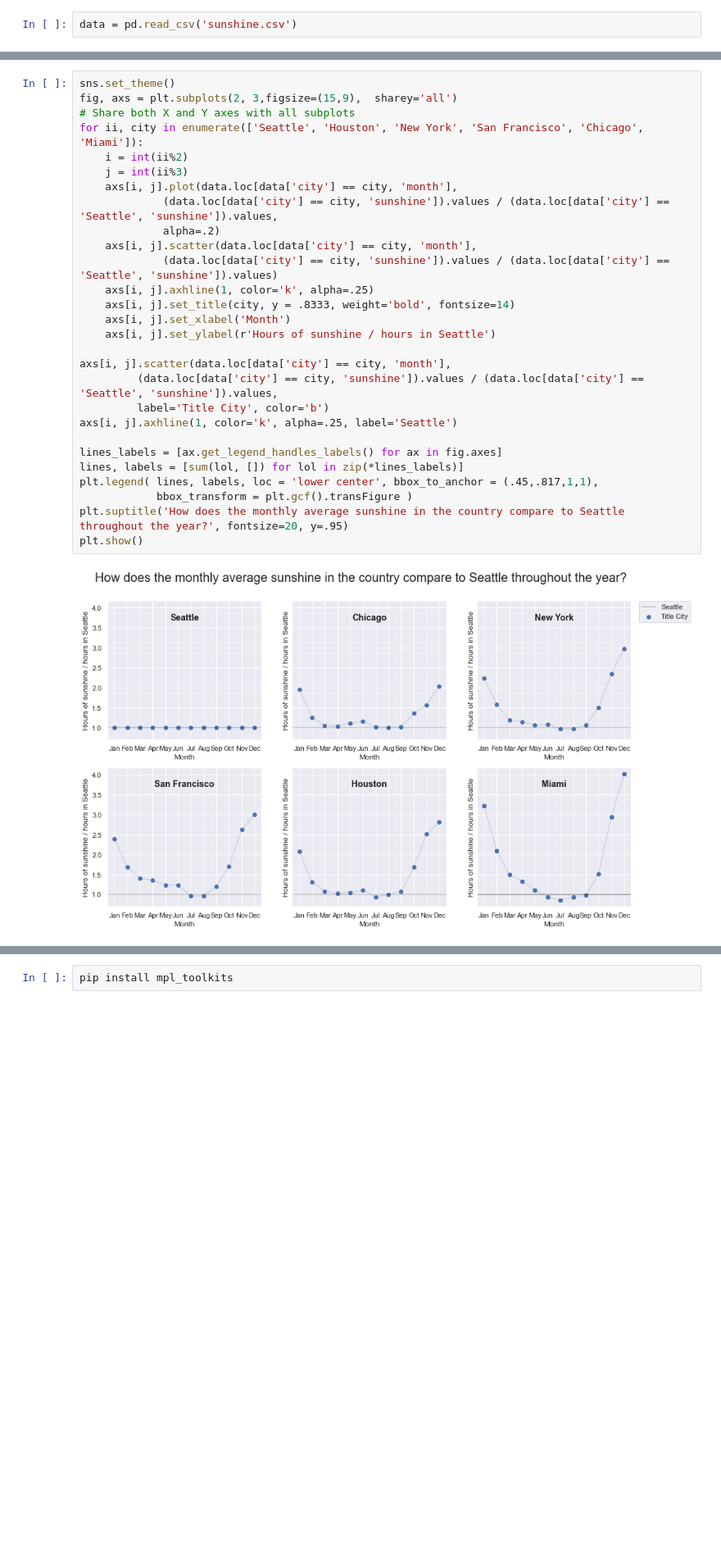
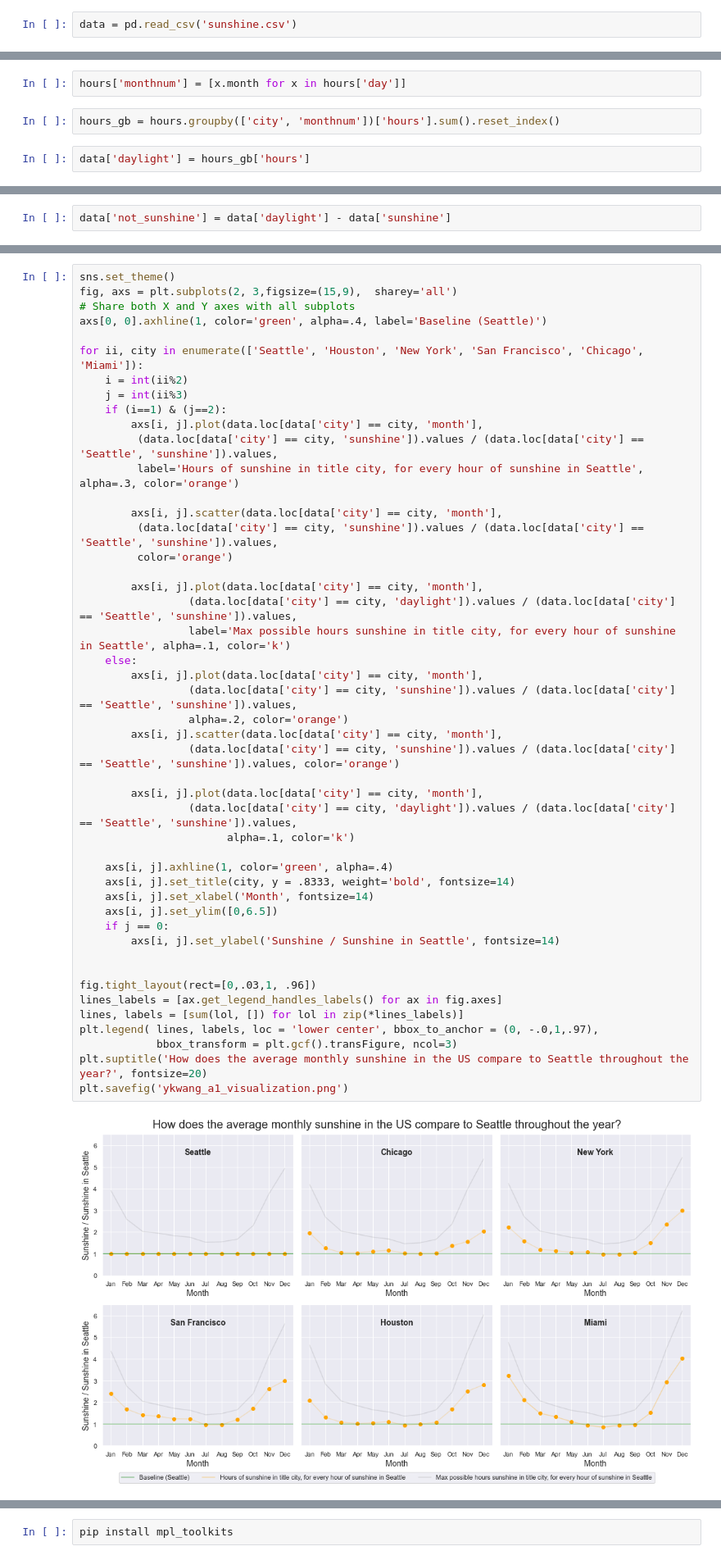
Before and after one commit to ykwang1/visualization-curriculum, a Jupyter notebook: homework/HW1.ipynb, the cells around one changed output, grey strips where cells are left out. Shown at 82% size. Saved outputs shown, nothing was run; the diff lists cells and outputs as text; blank space fills up the shorter version.

Commit message:
final visualization for a1

```diff
--- a/homework/HW1.ipynb
+++ b/homework/HW1.ipynb
@@ -28,0 +41,6 @@ plt.legend()
+# %%
+hours['monthnum'] = [x.month for x in hours['day']]
+# %%
+hours_gb = hours.groupby(['city', 'monthnum'])['hours'].sum().reset_index()
+# %%
+data['daylight'] = hours_gb['hours']
@@ -28,0 +67,2 @@ plt.legend()
+# %%
+data['not_sunshine'] = data['daylight'] - data['sunshine']
@@ -29,30 +71,49 @@ plt.legend()
 # %%
 sns.set_theme()
 fig, axs = plt.subplots(2, 3,figsize=(15,9),  sharey='all')
 # Share both X and Y axes with all subplots
+axs[0, 0].axhline(1, color='green', alpha=.4, label='Baseline (Seattle)')
+
 for ii, city in enumerate(['Seattle', 'Houston', 'New York', 'San Francisco', 'Chicago', 'Miami']):
     i = int(ii%2)
     j = int(ii%3)
-    axs[i, j].plot(data.loc[data['city'] == city, 'month'],
-             (data.loc[data['city'] == city, 'sunshine']).values / (data.loc[data['city'] == 'Seattle', 'sunshine']).values,
-             alpha=.2)
-    axs[i, j].scatter(data.loc[data['city'] == city, 'month'],
-             (data.loc[data['city'] == city, 'sunshine']).values / (data.loc[data['city'] == 'Seattle', 'sunshine']).values)
-    axs[i, j].axhline(1, color='k', alpha=.25)
+    if (i==1) & (j==2):
+        axs[i, j].plot(data.loc[data['city'] == city, 'month'],
+         (data.loc[data['city'] == city, 'sunshine']).values / (data.loc[data['city'] == 'Seattle', 'sunshine']).values,
+         label='Hours of sunshine in title city, for every hour of sunshine in Seattle', alpha=.3, color='orange')
+
+        axs[i, j].scatter(data.loc[data['city'] == city, 'month'],
+         (data.loc[data['city'] == city, 'sunshine']).values / (data.loc[data['city'] == 'Seattle', 'sunshine']).values,
+         color='orange')
+
+        axs[i, j].plot(data.loc[data['city'] == city, 'month'],
+                 (data.loc[data['city'] == city, 'daylight']).values / (data.loc[data['city'] == 'Seattle', 'sunshine']).values,
+                 label='Max possible hours sunshine in title city, for every hour of sunshine in Seattle', alpha=.1, color='k')
+    else:
+        axs[i, j].plot(data.loc[data['city'] == city, 'month'],
+                 (data.loc[data['city'] == city, 'sunshine']).values / (data.loc[data['city'] == 'Seattle', 'sunshine']).values,
+                 alpha=.2, color='orange')
+        axs[i, j].scatter(data.loc[data['city'] == city, 'month'],
+                 (data.loc[data['city'] == city, 'sunshine']).values / (data.loc[data['city'] == 'Seattle', 'sunshine']).values, color='orange')
+
+        axs[i, j].plot(data.loc[data['city'] == city, 'month'],
+                 (data.loc[data['city'] == city, 'daylight']).values / (data.loc[data['city'] == 'Seattle', 'sunshine']).values,
+                       alpha=.1, color='k')
+
+    axs[i, j].axhline(1, color='green', alpha=.4)
     axs[i, j].set_title(city, y = .8333, weight='bold', fontsize=14)
-    axs[i, j].set_xlabel('Month')
-    axs[i, j].set_ylabel(r'Hours of sunshine / hours in Seattle')
+    axs[i, j].set_xlabel('Month', fontsize=14)
+    axs[i, j].set_ylim([0,6.5])
+    if j == 0:
+        axs[i, j].set_ylabel('Sunshine / Sunshine in Seattle', fontsize=14)
 
-axs[i, j].scatter(data.loc[data['city'] == city, 'month'],
-         (data.loc[data['city'] == city, 'sunshine']).values / (data.loc[data['city'] == 'Seattle', 'sunshine']).values,
-         label='Title City', color='b')
-axs[i, j].axhline(1, color='k', alpha=.25, label='Seattle')
 
+fig.tight_layout(rect=[0,.03,1, .96])
 lines_labels = [ax.get_legend_handles_labels() for ax in fig.axes]
 lines, labels = [sum(lol, []) for lol in zip(*lines_labels)]
-plt.legend( lines, labels, loc = 'lower center', bbox_to_anchor = (.45,.817,1,1),
-            bbox_transform = plt.gcf().transFigure )
-plt.suptitle('How does the monthly average sunshine in the country compare to Seattle throughout the year?', fontsize=20, y=.95)
-plt.show()
+plt.legend( lines, labels, loc = 'lower center', bbox_to_anchor = (0, -.0,1,.97),
+            bbox_transform = plt.gcf().transFigure, ncol=3)
+plt.suptitle('How does the average monthly sunshine in the US compare to Seattle throughout the year?', fontsize=20)
+plt.savefig('ykwang_a1_visualization.png')
 # %% [output]
-[figure, old version]
+[figure, new version]
```
Also changed, not shown: parts of 12 cells of this notebook.
